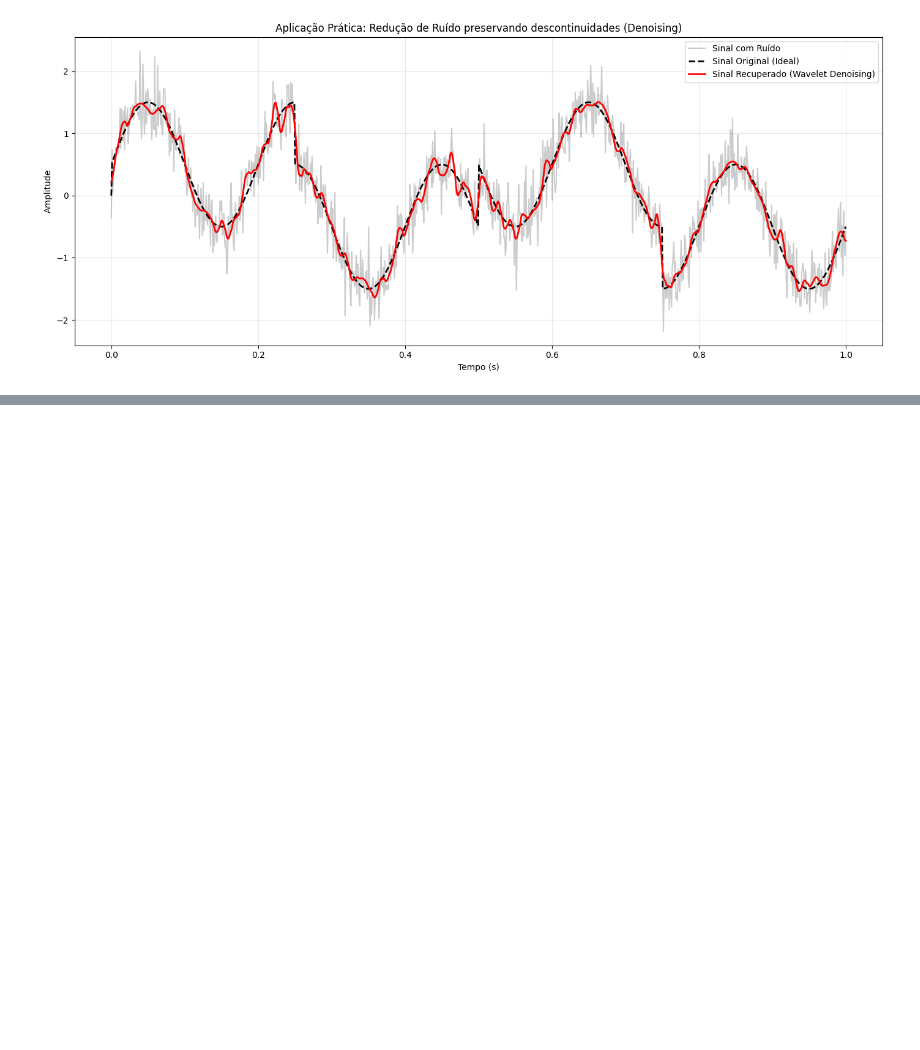
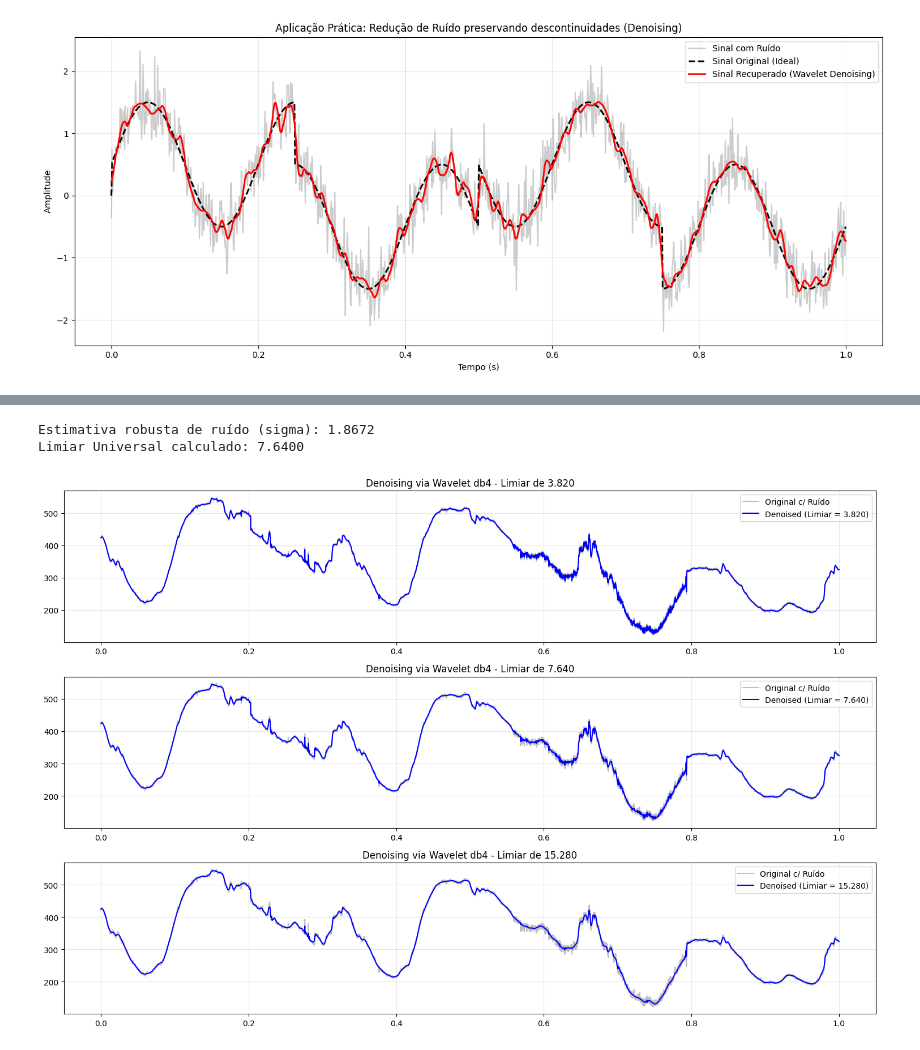
Before and after one commit to YuriFla94/Processamento-de-Sinais-1, a Jupyter notebook: Tarefa6.ipynb, the cells around one changed output, grey strips where cells are left out. Saved outputs shown, nothing was run; the diff lists cells and outputs as text; code cells hidden in the pictures; blank space fills up the shorter version.

```diff
--- a/Tarefa6.ipynb
+++ b/Tarefa6.ipynb
@@ -464,0 +774,36 @@ plt.show()
+# %%
+# Estimativa robusta do ruído utilizando cD1 (primeiro subcanal de alta frequência)
+cD1_first = coeffs_5[-1]
+mad = np.median(np.abs(cD1_first - np.median(cD1_first)))
+sigma_noise = mad / 0.6745
+
+# Limiar universal de Donoho
+lambda_universal = sigma_noise * np.sqrt(2 * np.log(len(signal)))
+print(f"Estimativa robusta de ruído (sigma): {sigma_noise:.4f}")
+print(f"Limiar Universal calculado: {lambda_universal:.4f}")
+
+# Testando diferentes multiplicadores do limiar para avaliar os efeitos de distorção e suavização
+thresholds = [0.5 * lambda_universal, 1.0 * lambda_universal, 2.0 * lambda_universal]
+
+plt.figure(figsize=(15, 10))
+
+for i, thr in enumerate(thresholds):
+    # Aplicando limiar suave nos coeficientes de detalhe (preservando cA5)
+    coeffs_denoised = [coeffs_5[0]] + [pywt.threshold(c, value=thr, mode='soft') for c in coeffs_5[1:]]
+
+    # Reconstrução do sinal
+    reconstructed_signal = pywt.waverec(coeffs_denoised, 'db4')[:N_samples]
+
+    plt.subplot(3, 1, i+1)
+    plt.plot(t_norm, signal, color='gray', alpha=0.5, label='Original c/ Ruído')
+    plt.plot(t_norm, reconstructed_signal, color='blue', linewidth=1.5, label=f'Denoised (Limiar = {thr:.3f})')
+    plt.title(f"Denoising via Wavelet db4 - Limiar de {thr:.3f}")
+    plt.legend()
+    plt.grid(True, alpha=0.3)
+
+plt.tight_layout()
+plt.show()
+# %% [output]
+Estimativa robusta de ruído (sigma): 1.8672
+Limiar Universal calculado: 7.6400
+[figure, added]
```
Also changed, not shown: parts of 21 cells of this notebook.
